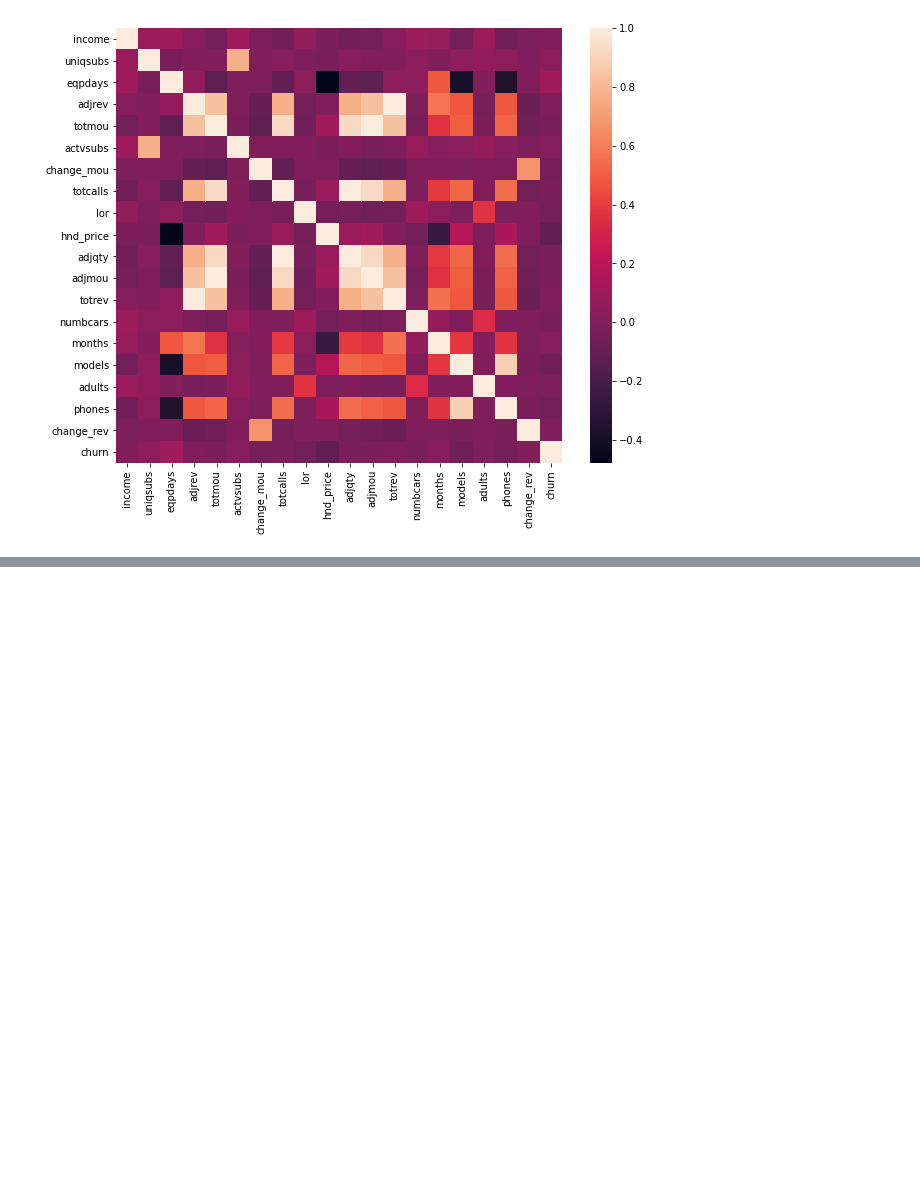
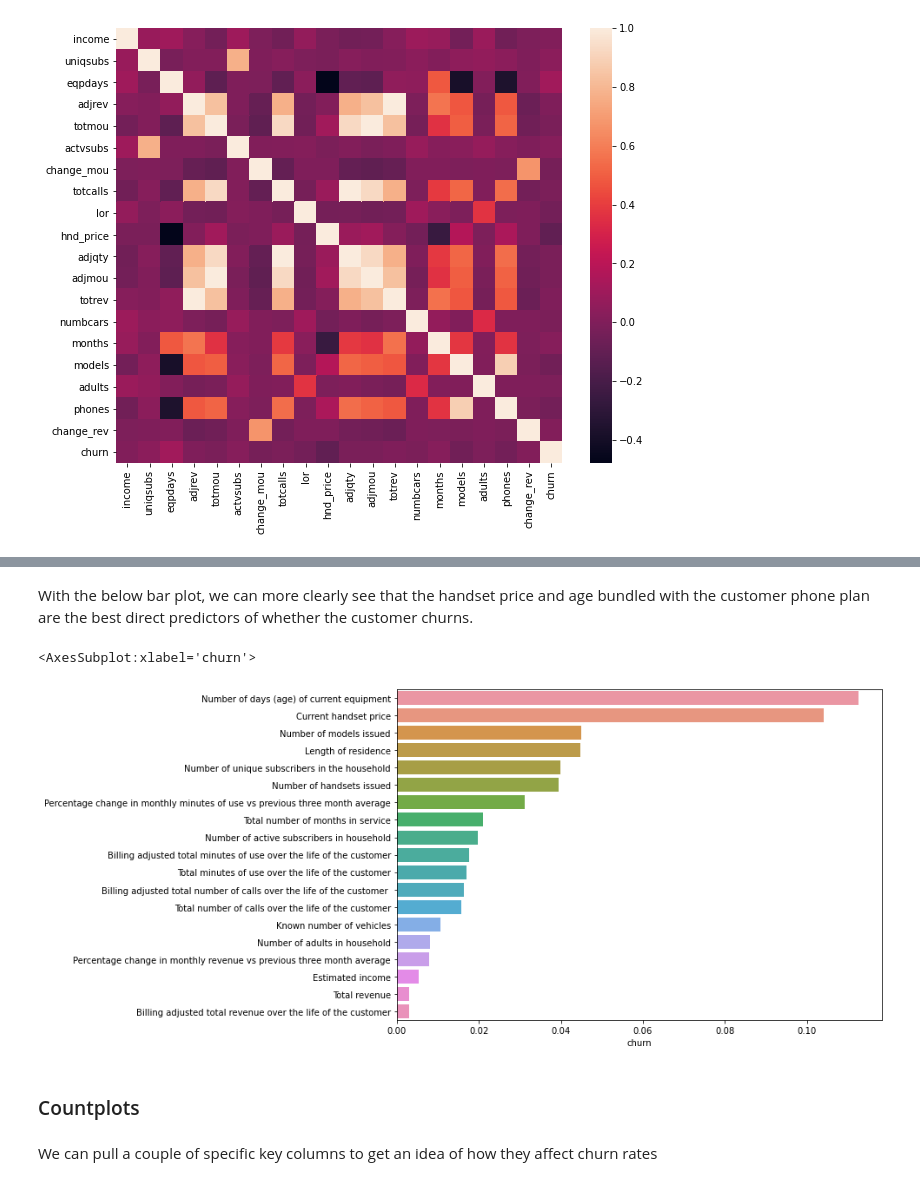
Before and after one commit to Jeff-ChenFan-Wang/TelecomChurnAnalysis, a Jupyter notebook: EDA.ipynb, the cells around one changed output, grey strips where cells are left out. Cells and saved outputs as stored; diff of their text form; code cells hidden in the pictures; blank space fills up the shorter version.

Commit message:
countplot eda

```diff
--- a/EDA.ipynb
+++ b/EDA.ipynb
@@ -221,0 +267,15 @@ num_corr.shape
+# %%
+sorted_misc_corr = misc_num_corr['churn'].abs().sort_values(ascending=False)
+sorted_misc_corr.index = sorted_misc_corr.index.map(col_desc)
+# %% [markdown]
+With the below bar plot, we can more clearly see that the handset price and age bundled with the customer phone plan are the best direct predictors of whether the customer churns.
+# %%
+plt.figure(figsize=(10,7))
+sns.barplot(x=sorted_misc_corr[1:],y=sorted_misc_corr.index[1:])
+# %% [output]
+<AxesSubplot:xlabel='churn'>
+[figure, added]
+# %% [markdown]
+### Countplots
+# %% [markdown]
+We can pull a couple of specific key columns to get an idea of how they affect churn rates
```
Also changed, not shown: parts of 11 cells of this notebook.
